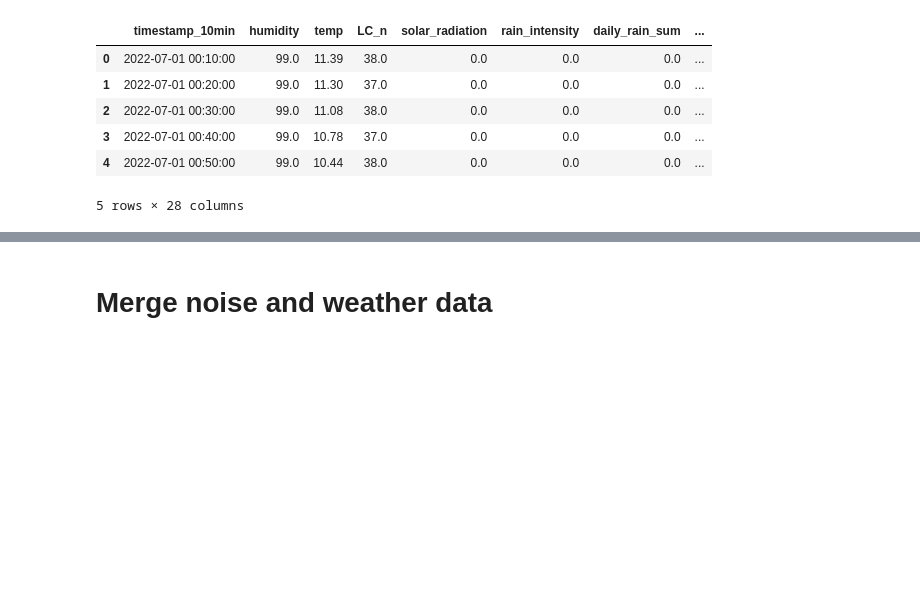
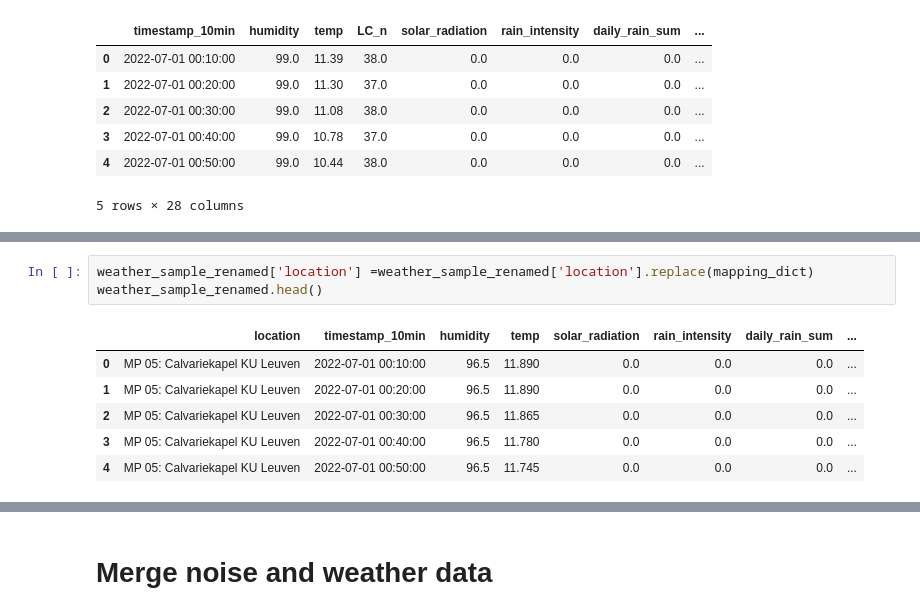
Before and after one commit to ngthien23/KUL-MDA, a Jupyter notebook: WentingJiang/standard_model.ipynb, the cells around one changed output, grey strips where cells are left out. Drawn from its saved outputs; the diff is of its cells as text; blank space fills up the shorter version.

```diff
--- a/WentingJiang/standard_model.ipynb
+++ b/WentingJiang/standard_model.ipynb
@@ -637,0 +621,10 @@ weather_sample_renamed.head() # now merge this by location and time to the noise
+# %%
+weather_sample_renamed['location'] =weather_sample_renamed['location'].replace(mapping_dict)
+weather_sample_renamed.head()
+# %% [output]
+|  | location | timestamp_10min | humidity | temp | solar_radiation | rain_intensity | daily_rain_sum | ... |
+| 0 | MP 05: Calvariekapel KU Leuven | 2022-07-01 00:10:00 | 96.5 | 11.890 | 0.0 | 0.0 | 0.0 | ... |
+| 1 | MP 05: Calvariekapel KU Leuven | 2022-07-01 00:20:00 | 96.5 | 11.890 | 0.0 | 0.0 | 0.0 | ... |
+| 2 | MP 05: Calvariekapel KU Leuven | 2022-07-01 00:30:00 | 96.5 | 11.865 | 0.0 | 0.0 | 0.0 | ... |
+| 3 | MP 05: Calvariekapel KU Leuven | 2022-07-01 00:40:00 | 96.5 | 11.780 | 0.0 | 0.0 | 0.0 | ... |
+| 4 | MP 05: Calvariekapel KU Leuven | 2022-07-01 00:50:00 | 96.5 | 11.745 | 0.0 | 0.0 | 0.0 | ... |
```
Also changed, not shown: parts of 65 cells of this notebook.
